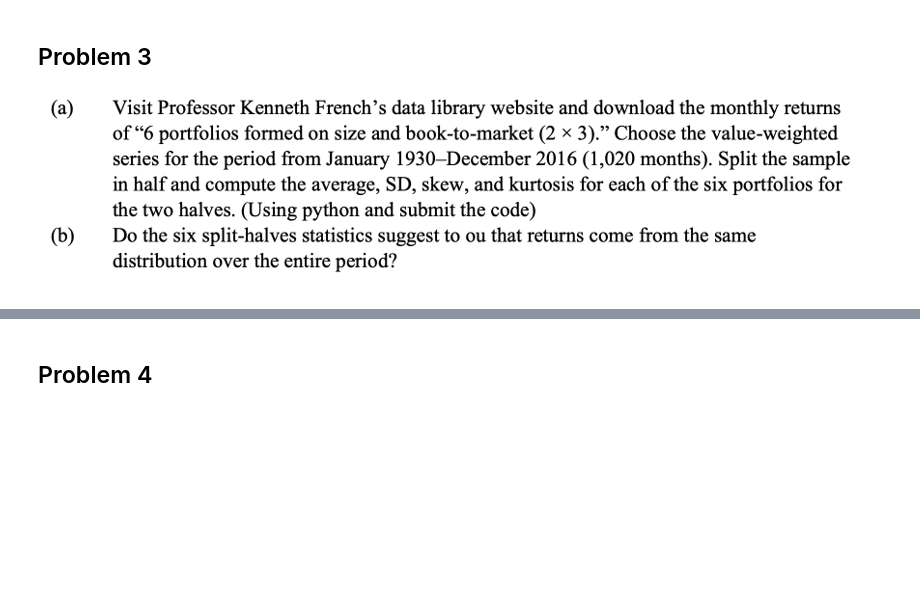
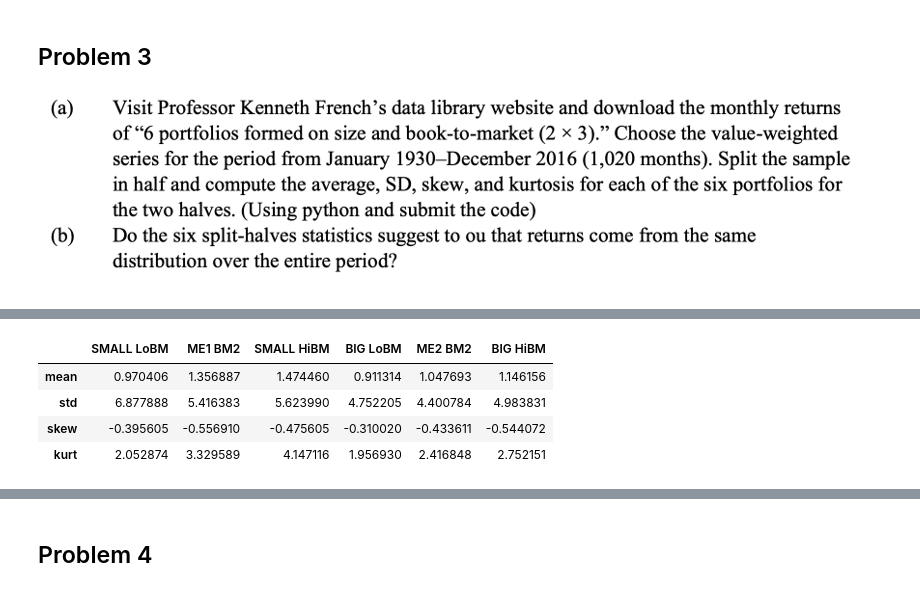
Before and after one commit to jaepil-choi/fbaquant23, a Jupyter notebook: s1.2ap/hw/s1.2ap_hw02.ipynb, the cells around one changed output, grey strips where cells are left out. Cells and saved outputs as stored; diff of their text form; code cells hidden in the pictures; blank space fills up the shorter version.

```diff
--- a/s1.2ap/hw/s1.2ap_hw02.ipynb
+++ b/s1.2ap/hw/s1.2ap_hw02.ipynb
@@ -34,0 +80,14 @@ norm.cdf(b)
+# %%
+df2_stats = df2.agg(
+    {
+        col: ['mean', 'std', 'skew', 'kurt'] for col in df2.columns
+    }
+)
+
+df2_stats
+# %% [output]
+|  | SMALL LoBM | ME1 BM2 | SMALL HiBM | BIG LoBM | ME2 BM2 | BIG HiBM |
+| mean | 0.970406 | 1.356887 | 1.474460 | 0.911314 | 1.047693 | 1.146156 |
+| std | 6.877888 | 5.416383 | 5.623990 | 4.752205 | 4.400784 | 4.983831 |
+| skew | -0.395605 | -0.556910 | -0.475605 | -0.310020 | -0.433611 | -0.544072 |
+| kurt | 2.052874 | 3.329589 | 4.147116 | 1.956930 | 2.416848 | 2.752151 |
```
Also changed, not shown: parts of 15 cells of this notebook, 1 other file.
